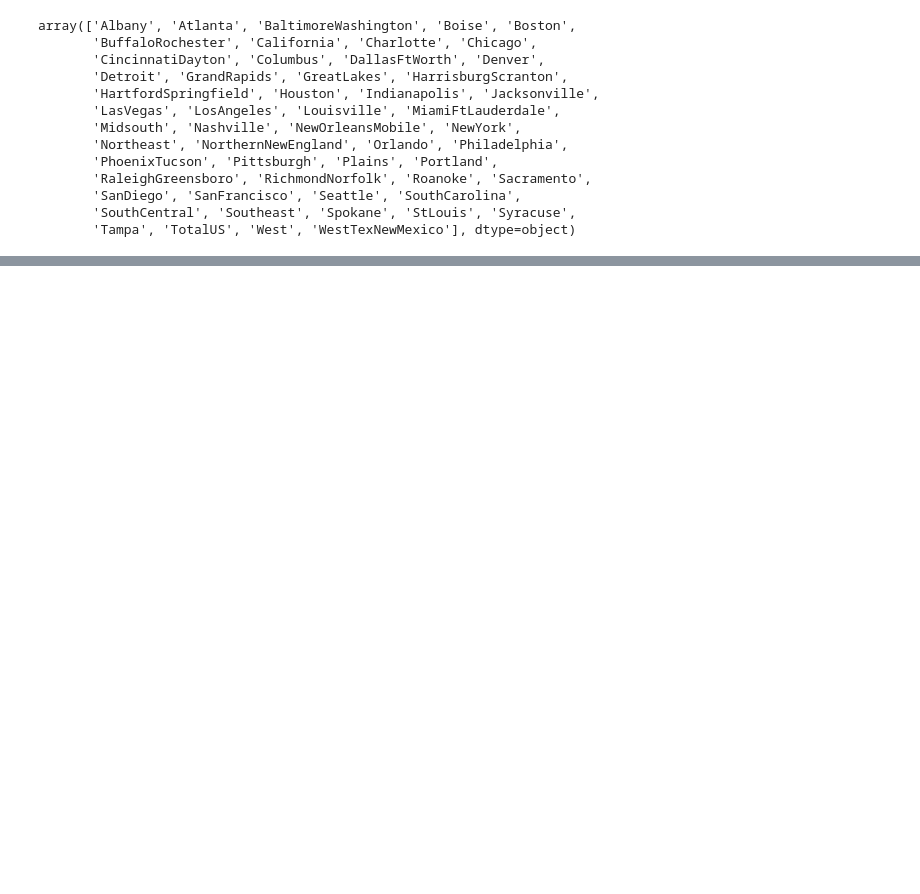
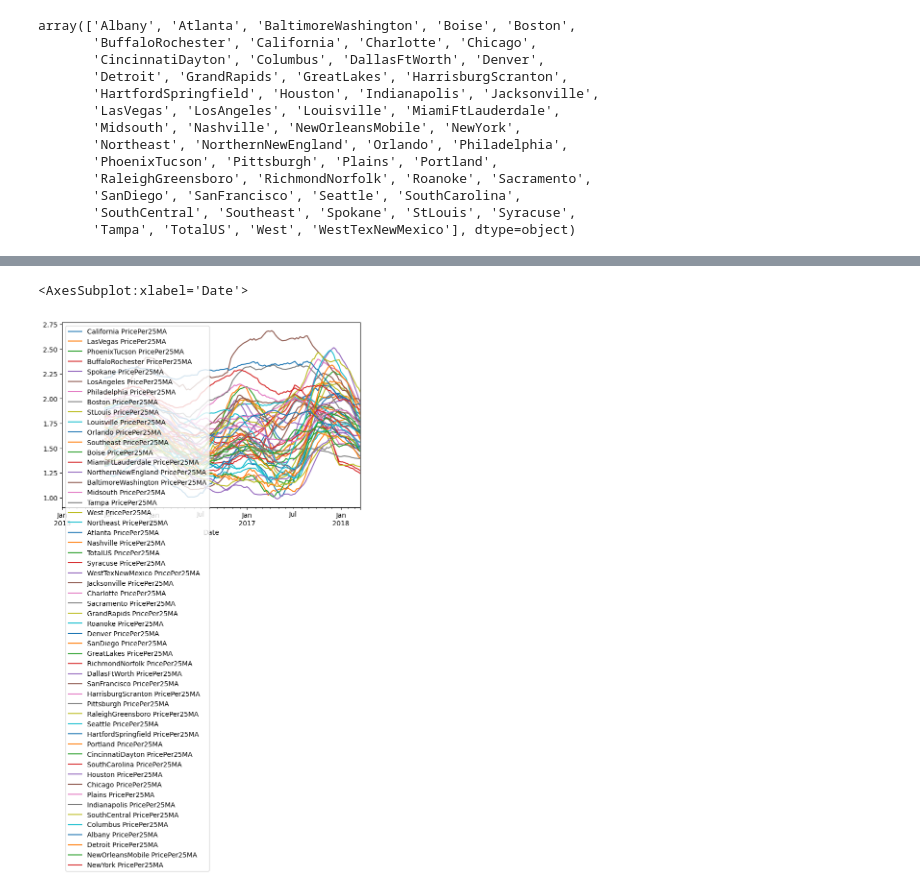
Before and after one commit to zkhan122/ai-ml-da, a Jupyter notebook: pandas-learn/basics/avocados_2.ipynb, the cells around one changed output, grey strips where cells are left out. Cells and saved outputs as stored; diff of their text form; code cells hidden in the pictures; blank space fills up the shorter version.

Commit message:
efficient data frames

```diff
--- a/pandas-learn/basics/avocados_2.ipynb
+++ b/pandas-learn/basics/avocados_2.ipynb
@@ -354,0 +397,10 @@ for _ in range(len(v)):
+# %%
+import pandas as pd
+
+df = pd.read_csv("D:\\programs\\ai-ml-da\\pandas-learn\\datasets\\avocado.csv")
+# set the dataframe to exclusively only allow for e.g. ORGANIC PRICED AVOCADOS
+df = df.copy()[ df["type"] == "organic"]
+df["Date"] = pd.to_datetime(df["Date"])
+
+df.sort_values(by="Date", ascending=True, inplace=True)
+df.head()
@@ -354,0 +443,27 @@ for _ in range(len(v)):
+# %%
+# to fix the ValueError caused by same columns which the dataframe
+# isn't able to distinguish against
+
+
+# FIX 1 : using f strings
+# now recreate the graph_df Dataframe
+
+graph_df = pd.DataFrame()
+
+for region in df["region"].unique():
+    region_df = df.copy()[ df["region"] == region]
+    region_df.set_index("Date", inplace=True)
+    region_df.sort_index(inplace=True)
+
+    region_df[f"{region} PricePer25MA"] = region_df["AveragePrice"].rolling(25).mean()
+
+    if graph_df.empty:
+        graph_df = region_df[ [f"{region} PricePer25MA"] ]
+    else:
+        graph_df = graph_df.join(region_df[f"{region} PricePer25MA"])
+
+graph_df.tail()
+# this fix allows for each region to be printed with its moving average hence distinguishable
+
+# or fix 2
+# using .merge() function -> BUT RESOURCE INTENSIVE WHEN MERGING LARGE DATAFRAMES
@@ -354,0 +479,6 @@ for _ in range(len(v)):
+# %%
+graph_df.plot(figsize=(8, 5))
+# legend is covering the graph, lets remove the legend
+# %% [output]
+<AxesSubplot:xlabel='Date'>
+[figure, added]
```
Also changed, not shown: parts of 7 cells of this notebook.
